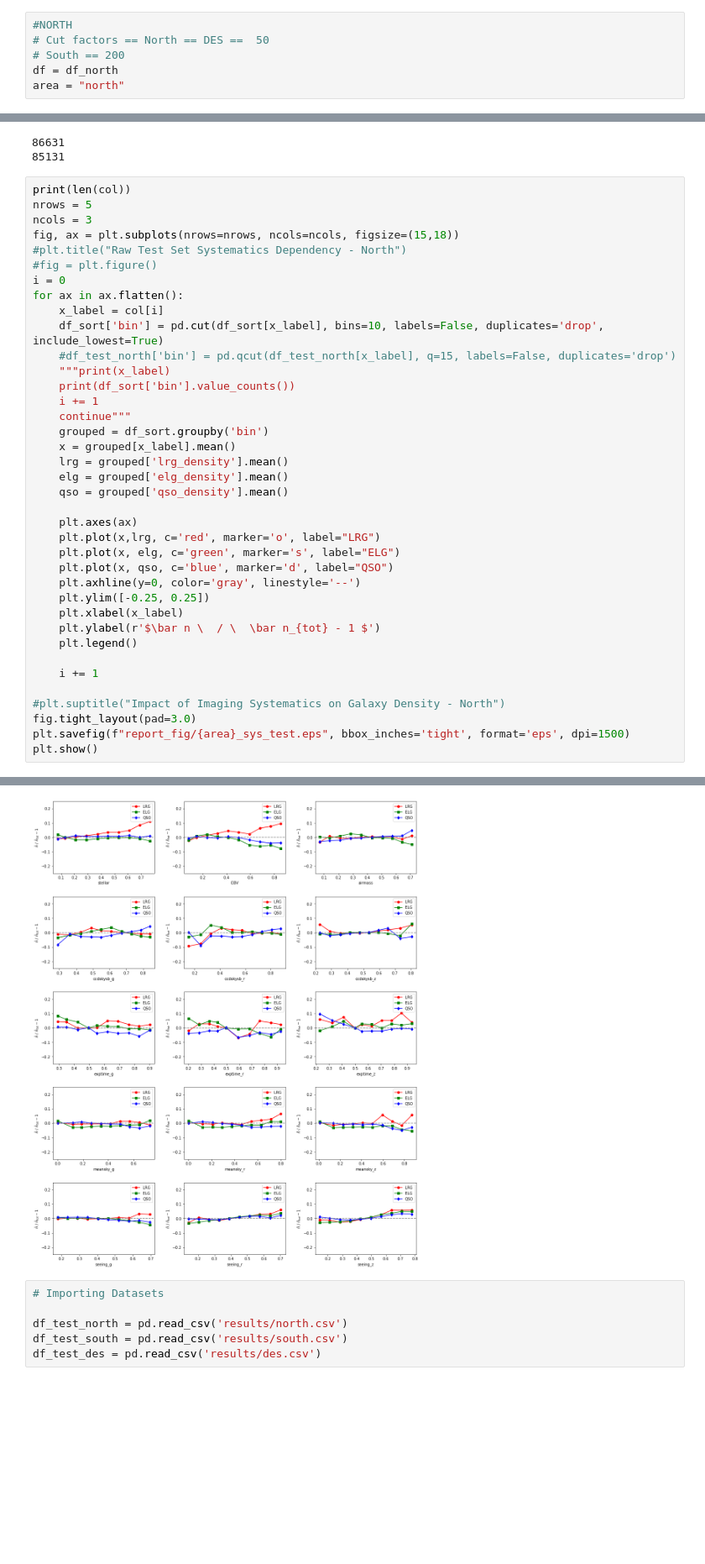
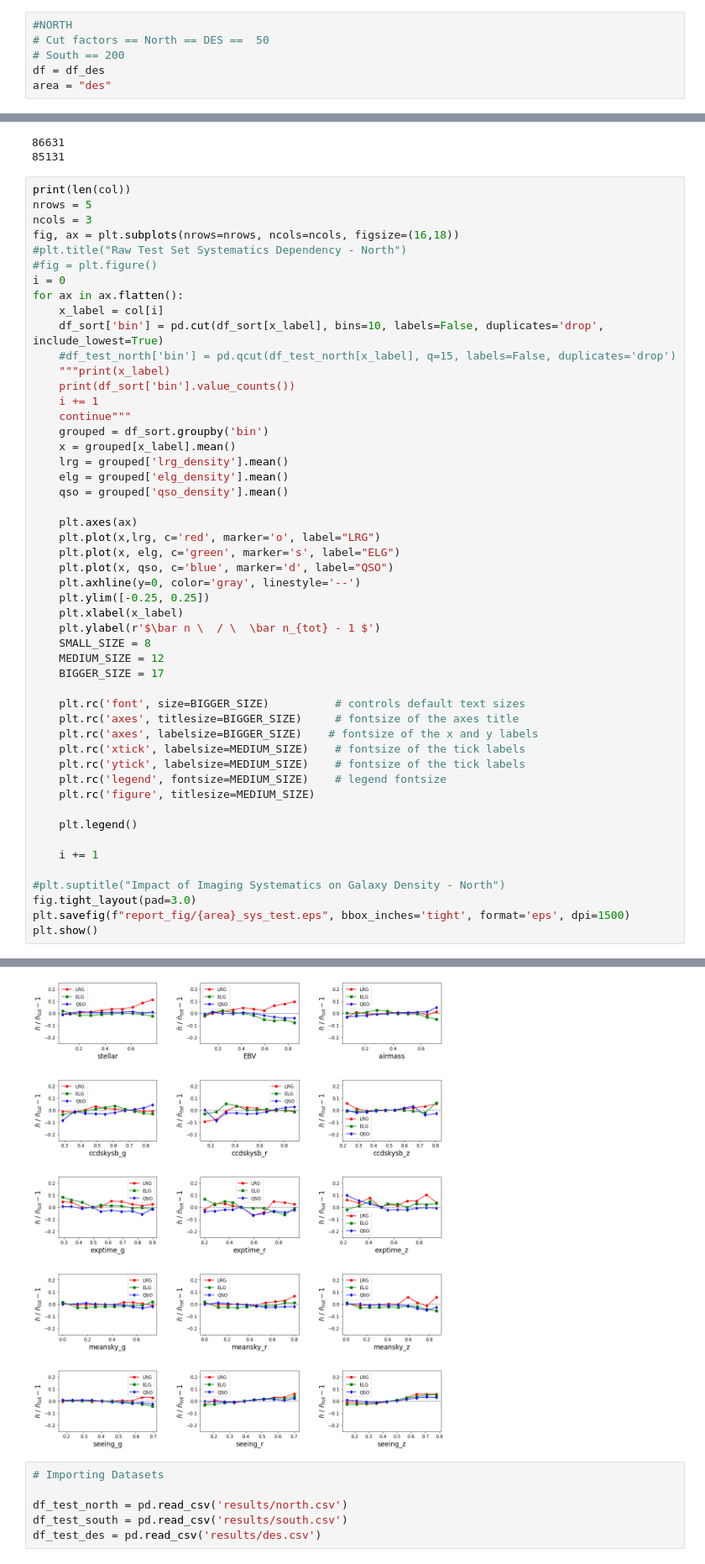
Before and after one commit to elleggert/astrostatistics, a Jupyter notebook: models/regression/reg_evaluation.ipynb, the cells around one changed output, grey strips where cells are left out. Shown at 84% size. Cells and saved outputs as stored; diff of their text form; blank space fills up the shorter version.

```diff
--- a/models/regression/reg_evaluation.ipynb
+++ b/models/regression/reg_evaluation.ipynb
@@ -30,8 +30,8 @@ print(len(df_des))
 #NORTH
 # Cut factors == North == DES ==  50
 # South == 200
-df = df_north
-area = "north"
+df = df_des
+area = "des"
 # %%
 #df_all = pd.concat((df_a, df_b, df_c, df_d, df_e, df_f), axis=0)
 
@@ -106,7 +106,7 @@ print(len(df_sort))
 print(len(col))
 nrows = 5
 ncols = 3
-fig, ax = plt.subplots(nrows=nrows, ncols=ncols, figsize=(15,18))
+fig, ax = plt.subplots(nrows=nrows, ncols=ncols, figsize=(16,18))
 #plt.title("Raw Test Set Systematics Dependency - North")
 #fig = plt.figure()
 i = 0
@@ -132,34 +132,46 @@ for ax in ax.flatten():
     plt.ylim([-0.25, 0.25])
     plt.xlabel(x_label)
     plt.ylabel(r'$\bar n \  / \  \bar n_{tot} - 1 $')
+    SMALL_SIZE = 8
+    MEDIUM_SIZE = 12
+    BIGGER_SIZE = 17
+
+    plt.rc('font', size=BIGGER_SIZE)          # controls default text sizes
+    plt.rc('axes', titlesize=BIGGER_SIZE)     # fontsize of the axes title
+    plt.rc('axes', labelsize=BIGGER_SIZE)    # fontsize of the x and y labels
+    plt.rc('xtick', labelsize=MEDIUM_SIZE)    # fontsize of the tick labels
+    plt.rc('ytick', labelsize=MEDIUM_SIZE)    # fontsize of the tick labels
+    plt.rc('legend', fontsize=MEDIUM_SIZE)    # legend fontsize
+    plt.rc('figure', titlesize=MEDIUM_SIZE)
+
     plt.legend()
 
     i += 1
 
 #plt.suptitle("Impact of Imaging Systematics on Galaxy Density - North")
 fig.tight_layout(pad=3.0)
 plt.savefig(f"report_fig/{area}_sys_test.eps", bbox_inches='tight', format='eps', dpi=1500)
 plt.show()
 # %% [output]
 15
 The PostScript backend does not support transparency; partially transparent artists will be rendered opaque.
 The PostScript backend does not support transparency; partially transparent artists will be rendered opaque.
 The PostScript backend does not support transparency; partially transparent artists will be rendered opaque.
 The PostScript backend does not support transparency; partially transparent artists will be rendered opaque.
 The PostScript backend does not support transparency; partially transparent artists will be rendered opaque.
 The PostScript backend does not support transparency; partially transparent artists will be rendered opaque.
 The PostScript backend does not support transparency; partially transparent artists will be rendered opaque.
 The PostScript backend does not support transparency; partially transparent artists will be rendered opaque.
 The PostScript backend does not support transparency; partially transparent artists will be rendered opaque.
 The PostScript backend does not support transparency; partially transparent artists will be rendered opaque.
 The PostScript backend does not support transparency; partially transparent artists will be rendered opaque.
 The PostScript backend does not support transparency; partially transparent artists will be rendered opaque.
 ... (14 lines left out)
 The PostScript backend does not support transparency; partially transparent artists will be rendered opaque.
 The PostScript backend does not support transparency; partially transparent artists will be rendered opaque.
 The PostScript backend does not support transparency; partially transparent artists will be rendered opaque.
 The PostScript backend does not support transparency; partially transparent artists will be rendered opaque.
-[figure, old version]
+[figure, new version]
 # %%
 # Importing Datasets
 
```
Also changed, not shown: parts of 19 cells of this notebook, 1 other file.
